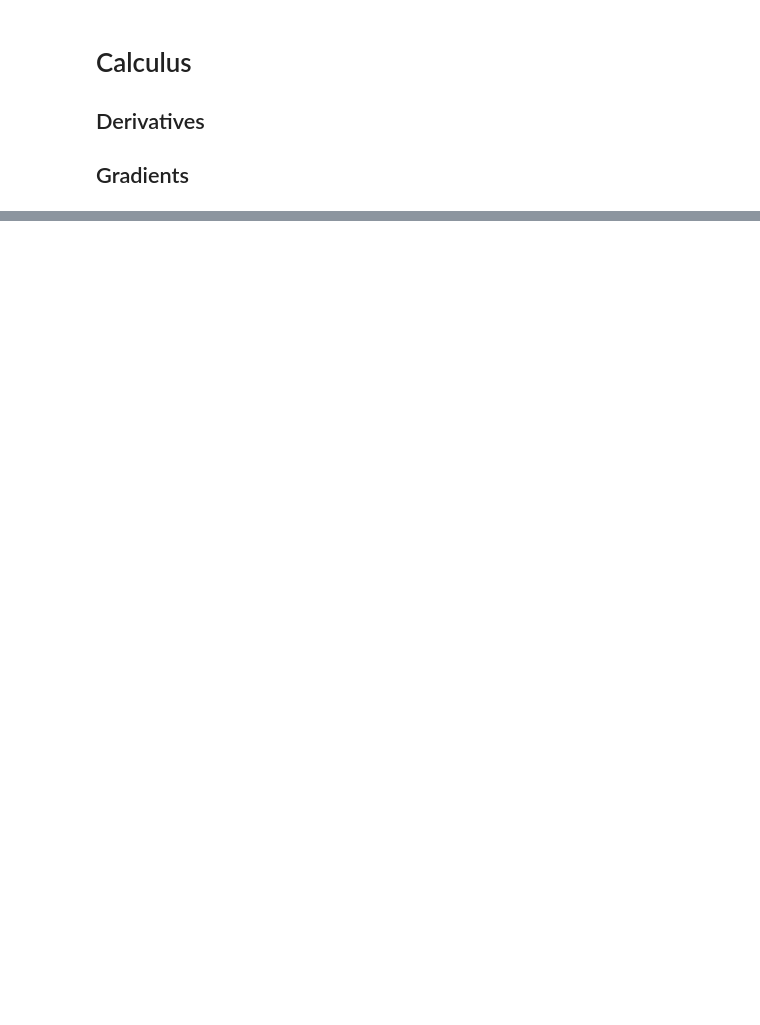
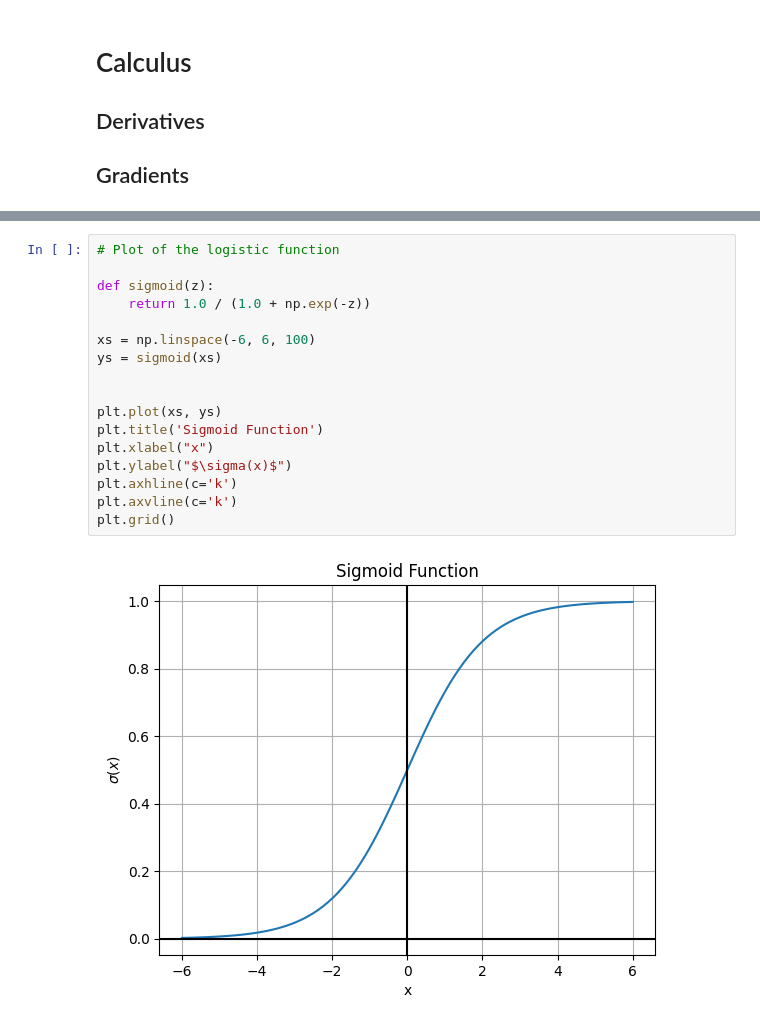
Before and after one commit to weirichd/comp_374, a Jupyter notebook: lecture_notes/Week_1.ipynb, the cells around one changed output, grey strips where cells are left out. Cells and saved outputs as stored; diff of their text form; blank space fills up the shorter version.

```diff
--- a/lecture_notes/Week_1.ipynb
+++ b/lecture_notes/Week_1.ipynb
@@ -97,0 +317,19 @@ This is not typical in a linear algebra class, but is something we will do frequ
+# %%
+# Plot of the logistic function
+
+def sigmoid(z):
+    return 1.0 / (1.0 + np.exp(-z))
+
+xs = np.linspace(-6, 6, 100)
+ys = sigmoid(xs)
+
+
+plt.plot(xs, ys)
+plt.title('Sigmoid Function')
+plt.xlabel("x")
+plt.ylabel("$\sigma(x)$")
+plt.axhline(c='k')
+plt.axvline(c='k')
+plt.grid()
+# %% [output]
+[figure, added]
```
Also changed, not shown: parts of 9 cells of this notebook, 2 other files.
